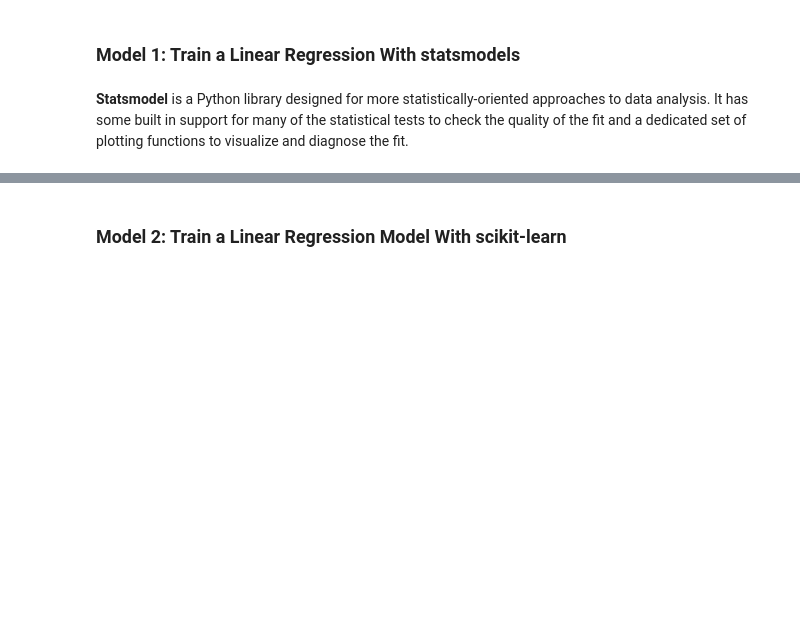
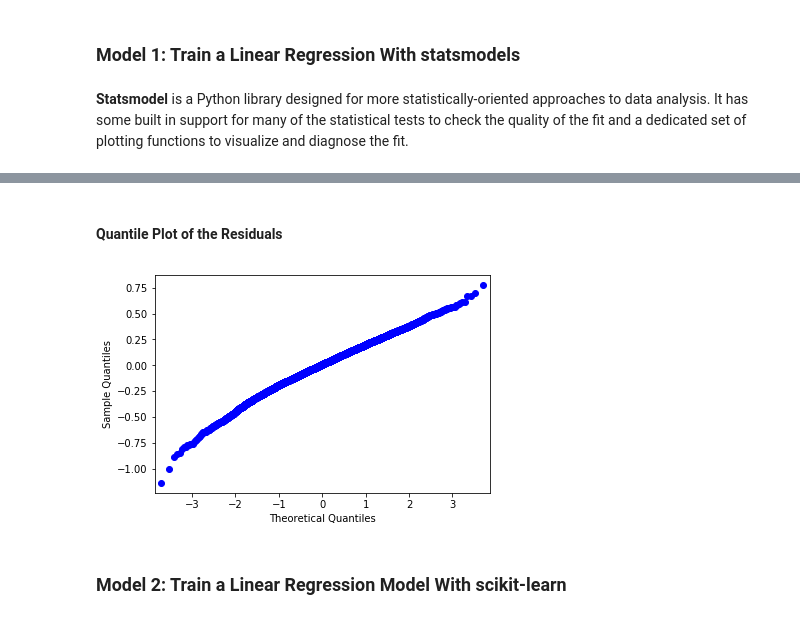
Before and after one commit to Oindrila-Sen/Springboard, a Jupyter notebook: Capstone1/goodreads/Goodreads_Fit_a_Model.ipynb, the cells around one changed output, grey strips where cells are left out. Drawn from its saved outputs; the diff is of its cells as text; code cells hidden in the pictures; blank space fills up the shorter version.

```diff
--- a/Capstone1/goodreads/Goodreads_Fit_a_Model.ipynb
+++ b/Capstone1/goodreads/Goodreads_Fit_a_Model.ipynb
@@ -162,3 +177,10 @@ The Adjusted $R^2$ Score using the Statsmodel is **0.272**
+# %% [markdown]
+#### Quantile Plot of the Residuals
+# %%
+fig = sm.qqplot(model_ols.resid)
+plt.show()
+# %% [output]
+[figure, added]
 # %% [markdown]
 ### Model 2: Train a Linear Regression Model With scikit-learn
 # %%
```
Also changed, not shown: parts of 76 cells of this notebook.
